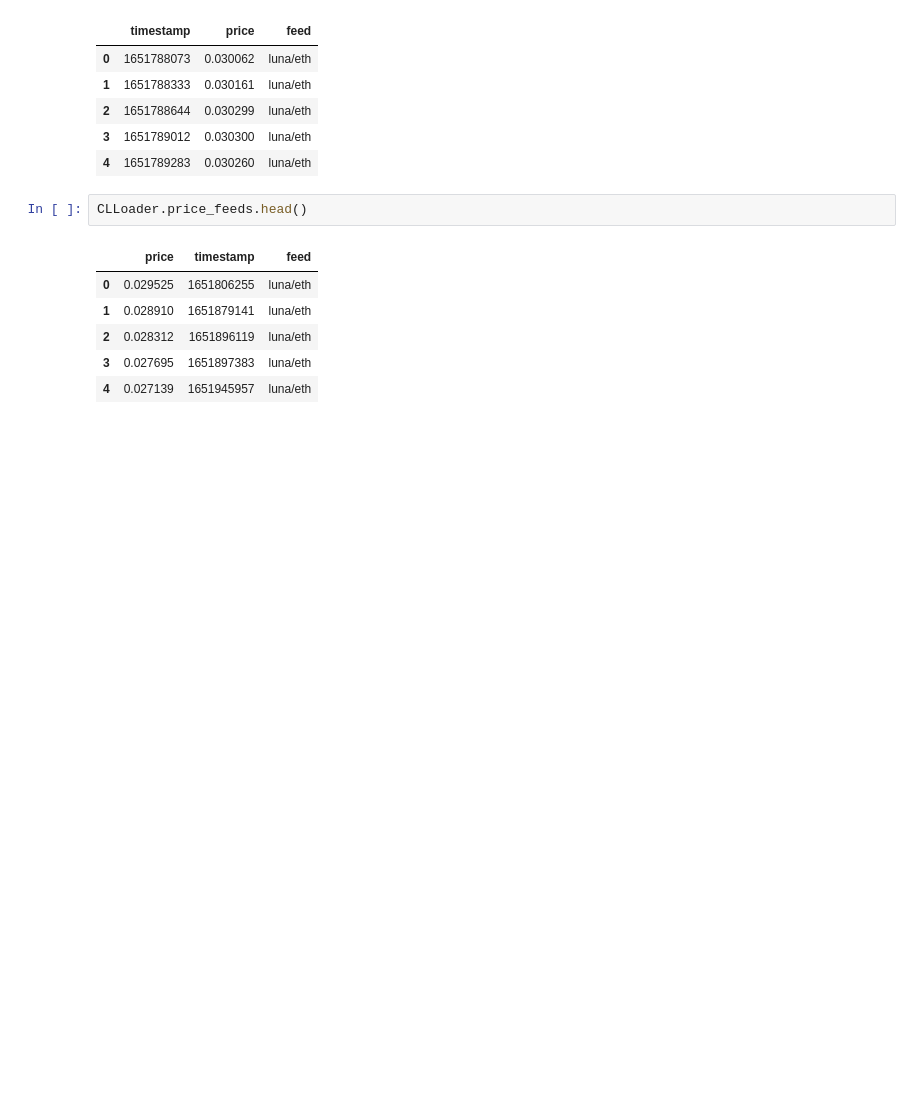
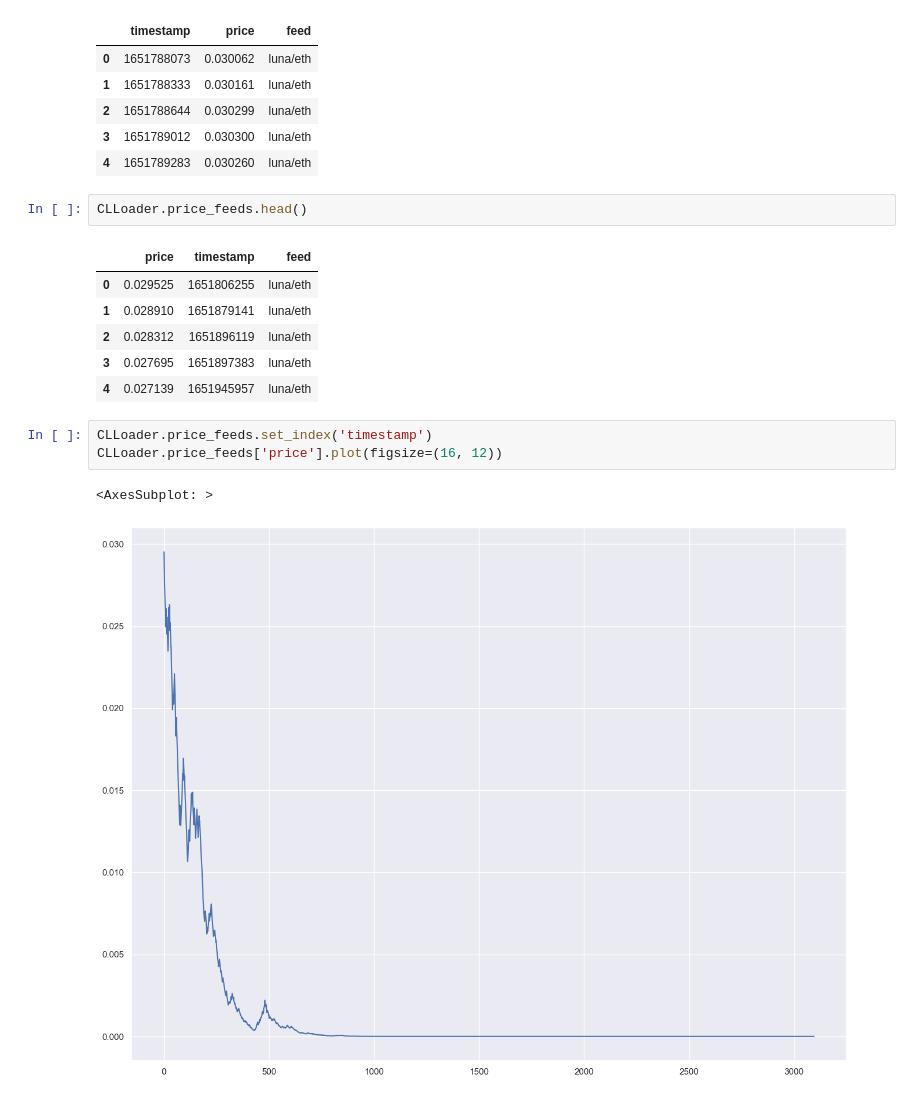
Before and after one commit to ExoMonk/oracle-benchmark, a Jupyter notebook: notebook.ipynb, the cells around one changed output. Cells and saved outputs as stored; diff of their text form; blank space fills up the shorter version.

Commit message:
PoC Charts comparison

```diff
--- a/notebook.ipynb
+++ b/notebook.ipynb
@@ -110,3 +110,9 @@ CLLoader.price_feeds.head()
 | 2 | 0.028312 | 1651896119 | luna/eth |
 | 3 | 0.027695 | 1651897383 | luna/eth |
 | 4 | 0.027139 | 1651945957 | luna/eth |
+# %%
+CLLoader.price_feeds.set_index('timestamp')
+CLLoader.price_feeds['price'].plot(figsize=(16, 12))
+# %% [output]
+<AxesSubplot: >
+[figure, added]
```
Also changed, not shown: parts of 4 cells of this notebook.
